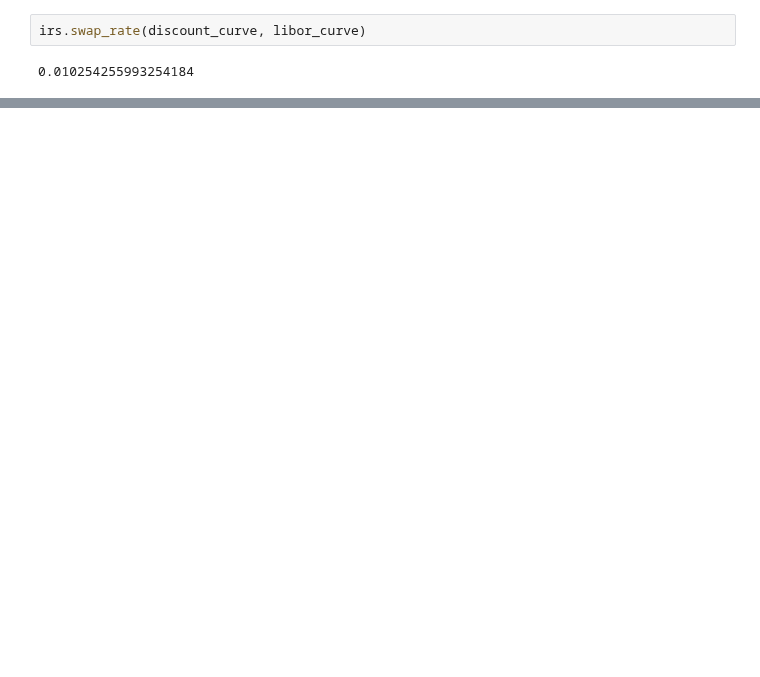
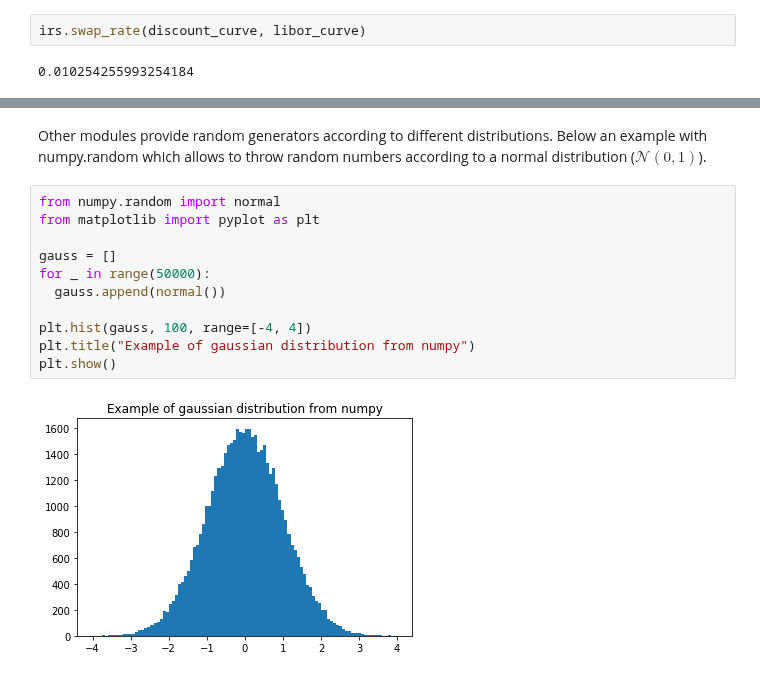
Before and after one commit to matteosan1/finance_course, a Jupyter notebook: lesson6/lecture_6.ipynb, the cells around one changed output, grey strips where cells are left out. Drawn from its saved outputs; the diff is of its cells as text; blank space fills up the shorter version.

```diff
--- a/lesson6/lecture_6.ipynb
+++ b/lesson6/lecture_6.ipynb
@@ -207,0 +331,15 @@ Swaption NPV: 1839.214 EUR
+# %% [markdown]
+Other modules provide random generators according to different distributions. Below an example with numpy.random which allows to throw random numbers according to a normal distribution ($\mathcal{N}(0, 1)$).
+# %%
+from numpy.random import normal
+from matplotlib import pyplot as plt
+
+gauss = []
+for _ in range(50000):
+  gauss.append(normal())
+
+plt.hist(gauss, 100, range=[-4, 4])
+plt.title("Example of gaussian distribution from numpy")
+plt.show()
+# %% [output]
+[figure, added]
```
Also changed, not shown: parts of 44 cells of this notebook, 26 other files.
